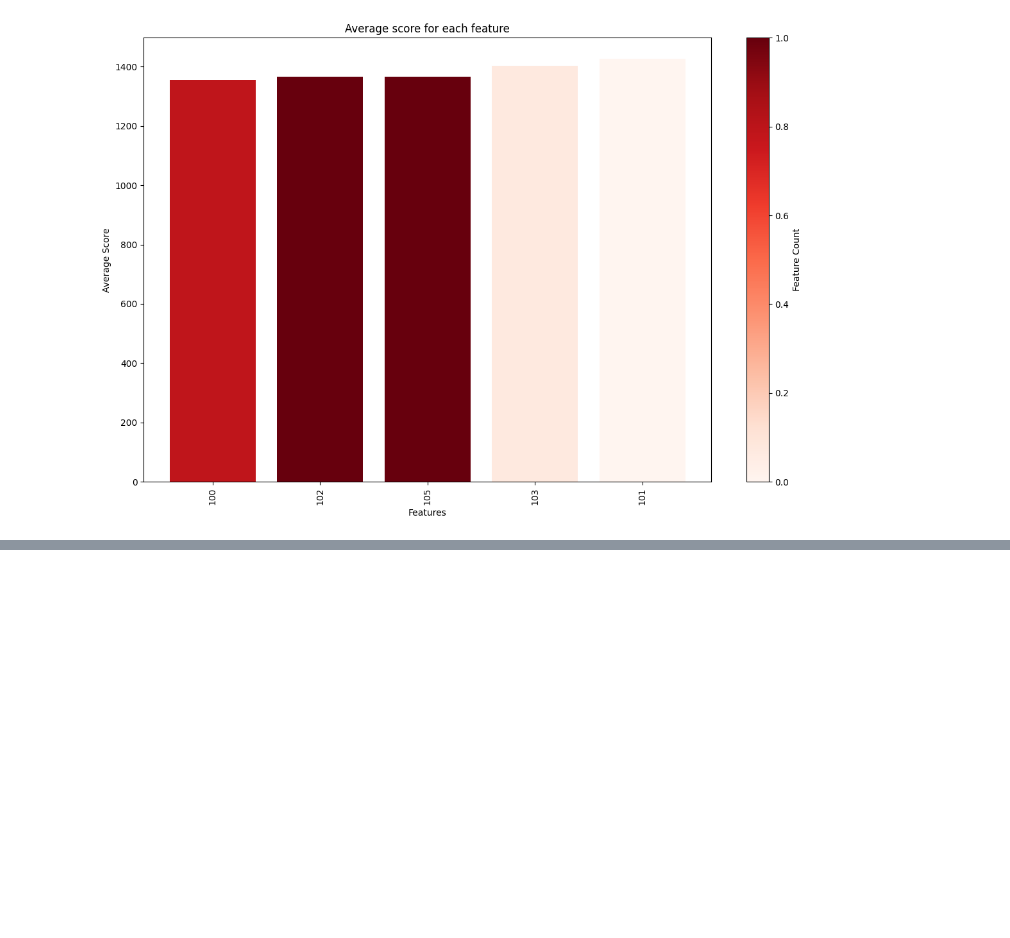
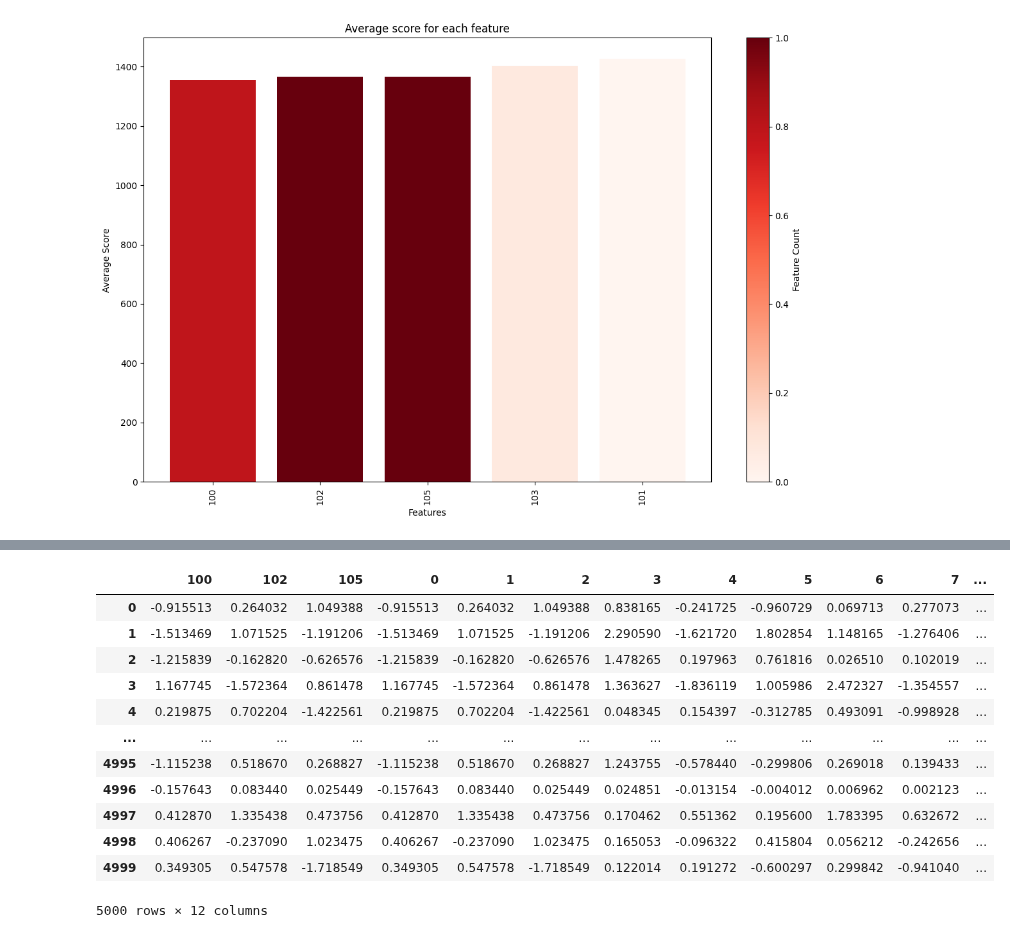
Before and after one commit to kozaka93/2024L-DSAdvancedML, a Jupyter notebook: projects/project2/group3/Narozniak_Czerwonski_Rucinski/codes/src/main_jedrzej.ipynb, the cells around one changed output, grey strips where cells are left out. Saved outputs shown, nothing was run; the diff lists cells and outputs as text; code cells hidden in the pictures; blank space fills up the shorter version.

Commit message:
qda on 3 and 4 features + augmentation

```diff
--- a/projects/project2/group3/Narozniak_Czerwonski_Rucinski/codes/src/main_jedrzej.ipynb
+++ b/projects/project2/group3/Narozniak_Czerwonski_Rucinski/codes/src/main_jedrzej.ipynb
@@ -697,0 +700,3 @@ create_feature_score_plot(results_dict_20)
+# %%
+X = X[[100,102,103,105]]
+X
@@ -697,0 +717,34 @@ create_feature_score_plot(results_dict_20)
+# %%
+from sklearn.preprocessing import PolynomialFeatures
+
+# Select the three columns from X
+selected_columns = [100, 102, 105]
+X_selected = X[selected_columns]
+
+# Create an instance of PolynomialFeatures
+poly_features = PolynomialFeatures(degree=2, include_bias=False)
+
+# Perform feature augmentation
+X_augmented = poly_features.fit_transform(X_selected)
+
+# Convert the augmented features back to a DataFrame
+X_augmented_df = pd.DataFrame(X_augmented)
+
+# Concatenate the augmented features with the original DataFrame
+X_augmented_final = pd.concat([X, X_augmented_df], axis=1)
+# %%
+X_augmented_final
+# %% [output]
+|  | 100 | 102 | 105 | 0 | 1 | 2 | 3 | 4 | 5 | 6 | 7 | ... |
+| 0 | -0.915513 | 0.264032 | 1.049388 | -0.915513 | 0.264032 | 1.049388 | 0.838165 | -0.241725 | -0.960729 | 0.069713 | 0.277073 | ... |
+| 1 | -1.513469 | 1.071525 | -1.191206 | -1.513469 | 1.071525 | -1.191206 | 2.290590 | -1.621720 | 1.802854 | 1.148165 | -1.276406 | ... |
+| 2 | -1.215839 | -0.162820 | -0.626576 | -1.215839 | -0.162820 | -0.626576 | 1.478265 | 0.197963 | 0.761816 | 0.026510 | 0.102019 | ... |
+| 3 | 1.167745 | -1.572364 | 0.861478 | 1.167745 | -1.572364 | 0.861478 | 1.363627 | -1.836119 | 1.005986 | 2.472327 | -1.354557 | ... |
+| 4 | 0.219875 | 0.702204 | -1.422561 | 0.219875 | 0.702204 | -1.422561 | 0.048345 | 0.154397 | -0.312785 | 0.493091 | -0.998928 | ... |
+| ... | ... | ... | ... | ... | ... | ... | ... | ... | ... | ... | ... | ... |
+| 4995 | -1.115238 | 0.518670 | 0.268827 | -1.115238 | 0.518670 | 0.268827 | 1.243755 | -0.578440 | -0.299806 | 0.269018 | 0.139433 | ... |
+| 4996 | -0.157643 | 0.083440 | 0.025449 | -0.157643 | 0.083440 | 0.025449 | 0.024851 | -0.013154 | -0.004012 | 0.006962 | 0.002123 | ... |
+| 4997 | 0.412870 | 1.335438 | 0.473756 | 0.412870 | 1.335438 | 0.473756 | 0.170462 | 0.551362 | 0.195600 | 1.783395 | 0.632672 | ... |
+| 4998 | 0.406267 | -0.237090 | 1.023475 | 0.406267 | -0.237090 | 1.023475 | 0.165053 | -0.096322 | 0.415804 | 0.056212 | -0.242656 | ... |
+| 4999 | 0.349305 | 0.547578 | -1.718549 | 0.349305 | 0.547578 | -1.718549 | 0.122014 | 0.191272 | -0.600297 | 0.299842 | -0.941040 | ... |
+5000 rows × 12 columns
```
Also changed, not shown: parts of 7 cells of this notebook.
